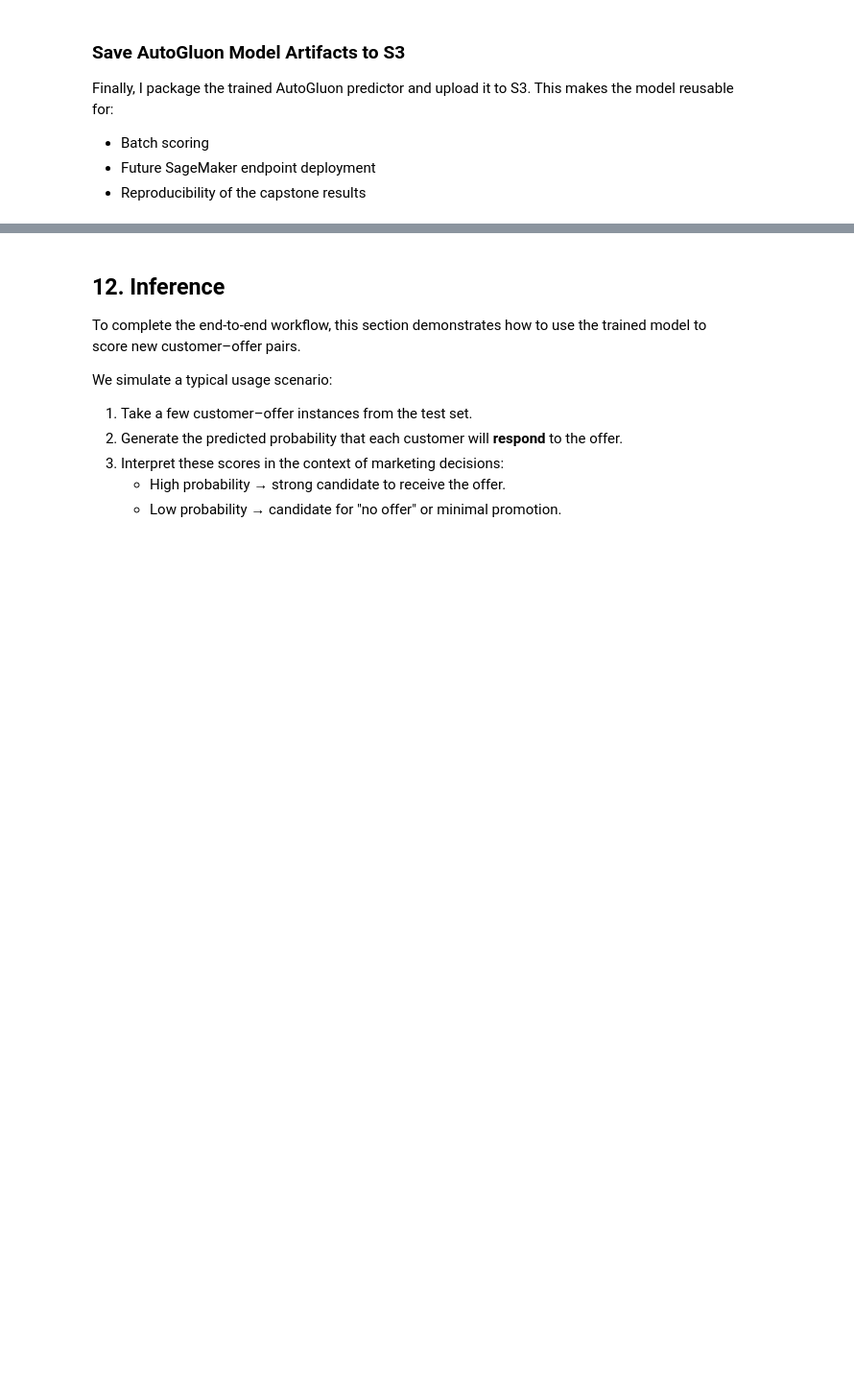
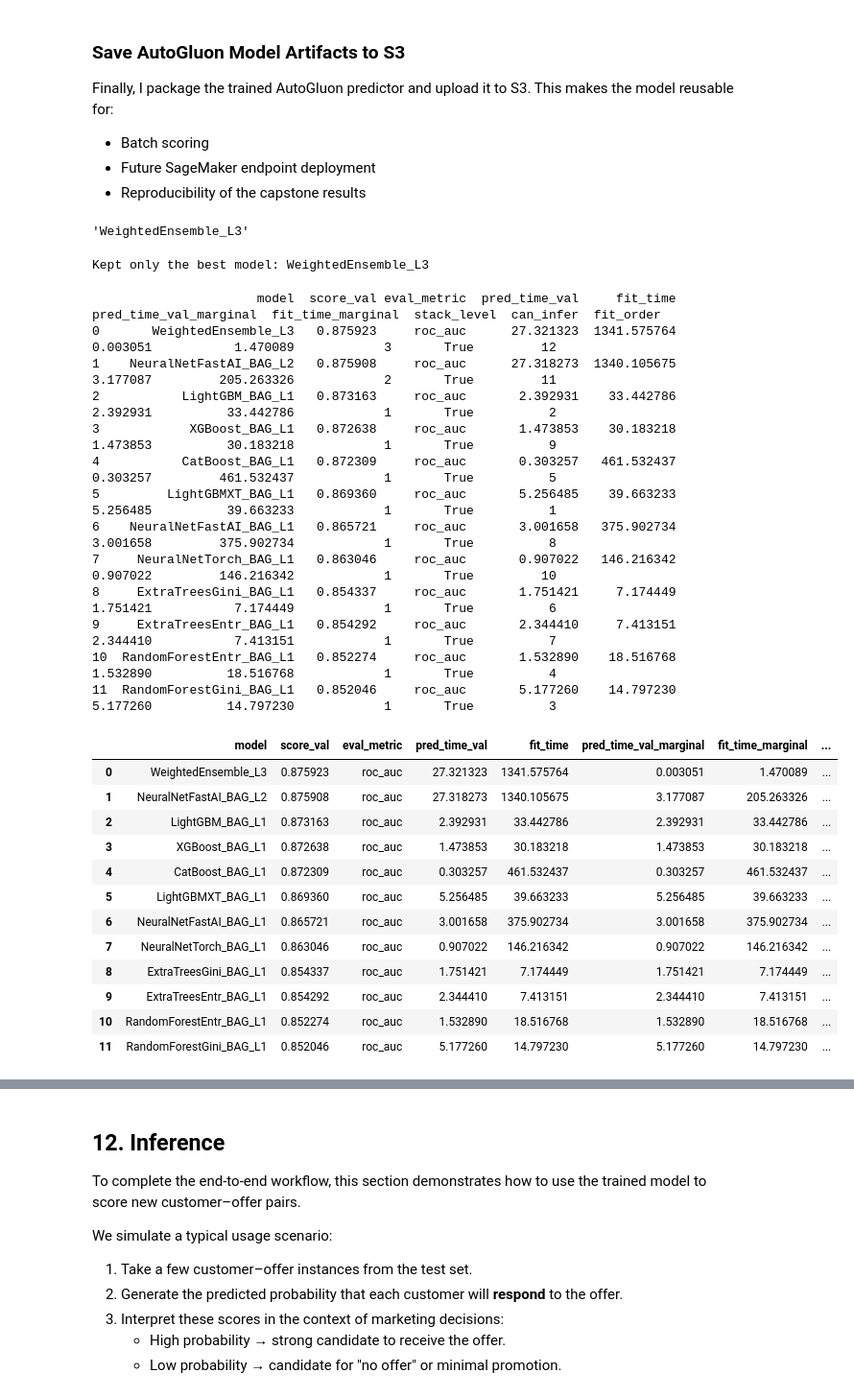
Before and after one commit to shilpamadini/starbucks-promo-response-prediction, a Jupyter notebook: starbucks_promo_response.ipynb, the cells around one changed output, grey strips where cells are left out. Shown at 96% size. Drawn from its saved outputs; the diff is of its cells as text; code cells hidden in the pictures; blank space fills up the shorter version.

```diff
--- a/starbucks_promo_response.ipynb
+++ b/starbucks_promo_response.ipynb
@@ -1101,6 +1101,46 @@ This makes the model reusable for:
 - Batch scoring
 - Future SageMaker endpoint deployment
 - Reproducibility of the capstone results
+# %%
+best_model = predictor.model_best
+best_model
+# %% [output]
+'WeightedEnsemble_L3'
+# %%
+predictor.delete_models(models_to_keep=[best_model])
+print(f"Kept only the best model: {best_model}")
+# %% [output]
+Kept only the best model: WeightedEnsemble_L3
+# %%
+leaderboard = predictor.leaderboard(silent=False)
+leaderboard
+# %% [output]
+                      model  score_val eval_metric  pred_time_val     fit_time  pred_time_val_marginal  fit_time_marginal  stack_level  can_infer  fit_order
+0       WeightedEnsemble_L3   0.875923     roc_auc      27.321323  1341.575764                0.003051           1.470089            3       True         12
+1    NeuralNetFastAI_BAG_L2   0.875908     roc_auc      27.318273  1340.105675                3.177087         205.263326            2       True         11
+2           LightGBM_BAG_L1   0.873163     roc_auc       2.392931    33.442786                2.392931          33.442786            1       True          2
+3            XGBoost_BAG_L1   0.872638     roc_auc       1.473853    30.183218                1.473853          30.183218            1       True          9
+4           CatBoost_BAG_L1   0.872309     roc_auc       0.303257   461.532437                0.303257         461.532437            1       True          5
+5         LightGBMXT_BAG_L1   0.869360     roc_auc       5.256485    39.663233                5.256485          39.663233            1       True          1
+6    NeuralNetFastAI_BAG_L1   0.865721     roc_auc       3.001658   375.902734                3.001658         375.902734            1       True          8
+7     NeuralNetTorch_BAG_L1   0.863046     roc_auc       0.907022   146.216342                0.907022         146.216342            1       True         10
+8     ExtraTreesGini_BAG_L1   0.854337     roc_auc       1.751421     7.174449                1.751421           7.174449            1       True          6
+9     ExtraTreesEntr_BAG_L1   0.854292     roc_auc       2.344410     7.413151                2.344410           7.413151            1       True          7
+10  RandomForestEntr_BAG_L1   0.852274     roc_auc       1.532890    18.516768                1.532890          18.516768            1       True          4
+11  RandomForestGini_BAG_L1   0.852046     roc_auc       5.177260    14.797230                5.177260          14.797230            1       True          3
+|  | model | score_val | eval_metric | pred_time_val | fit_time | pred_time_val_marginal | fit_time_marginal | ... |
+| 0 | WeightedEnsemble_L3 | 0.875923 | roc_auc | 27.321323 | 1341.575764 | 0.003051 | 1.470089 | ... |
+| 1 | NeuralNetFastAI_BAG_L2 | 0.875908 | roc_auc | 27.318273 | 1340.105675 | 3.177087 | 205.263326 | ... |
+| 2 | LightGBM_BAG_L1 | 0.873163 | roc_auc | 2.392931 | 33.442786 | 2.392931 | 33.442786 | ... |
+| 3 | XGBoost_BAG_L1 | 0.872638 | roc_auc | 1.473853 | 30.183218 | 1.473853 | 30.183218 | ... |
+| 4 | CatBoost_BAG_L1 | 0.872309 | roc_auc | 0.303257 | 461.532437 | 0.303257 | 461.532437 | ... |
+| 5 | LightGBMXT_BAG_L1 | 0.869360 | roc_auc | 5.256485 | 39.663233 | 5.256485 | 39.663233 | ... |
+| 6 | NeuralNetFastAI_BAG_L1 | 0.865721 | roc_auc | 3.001658 | 375.902734 | 3.001658 | 375.902734 | ... |
+| 7 | NeuralNetTorch_BAG_L1 | 0.863046 | roc_auc | 0.907022 | 146.216342 | 0.907022 | 146.216342 | ... |
+| 8 | ExtraTreesGini_BAG_L1 | 0.854337 | roc_auc | 1.751421 | 7.174449 | 1.751421 | 7.174449 | ... |
+| 9 | ExtraTreesEntr_BAG_L1 | 0.854292 | roc_auc | 2.344410 | 7.413151 | 2.344410 | 7.413151 | ... |
+| 10 | RandomForestEntr_BAG_L1 | 0.852274 | roc_auc | 1.532890 | 18.516768 | 1.532890 | 18.516768 | ... |
+| 11 | RandomForestGini_BAG_L1 | 0.852046 | roc_auc | 5.177260 | 14.797230 | 5.177260 | 14.797230 | ... |
 # %%
 import tarfile
 import os
```
Also changed, not shown: parts of 3 cells of this notebook.
